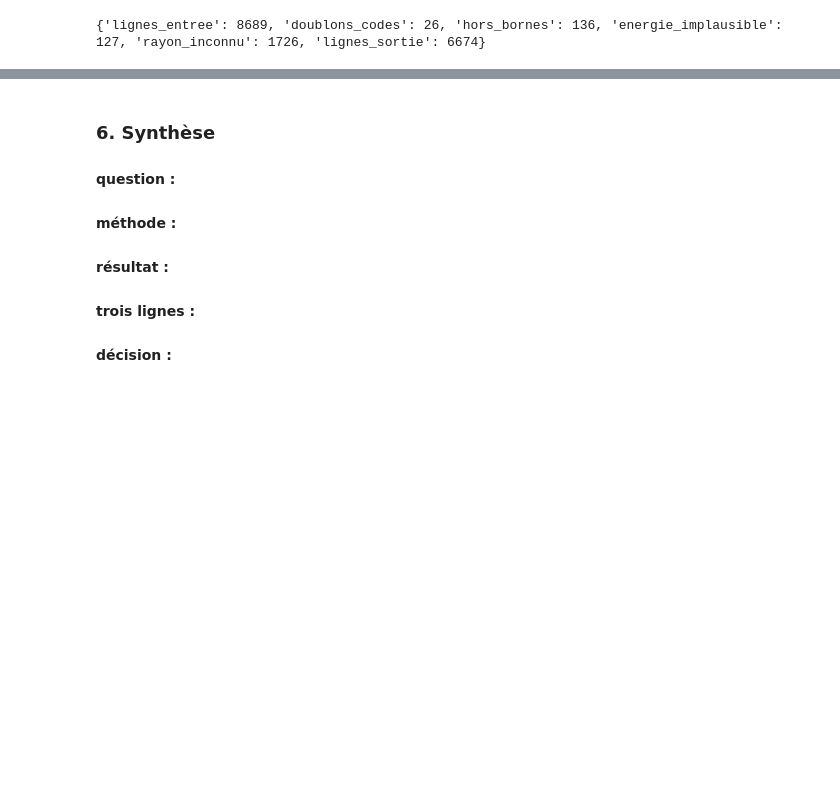
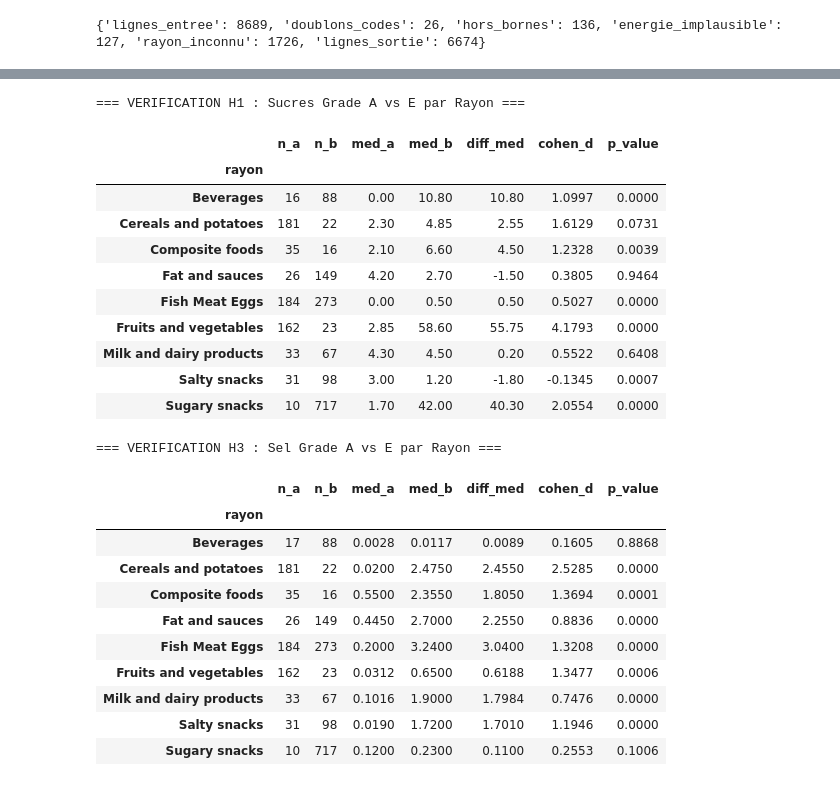
Before and after one commit to experimentall/M2I_Nutriscope, a Jupyter notebook: notebooks/eda_reference.ipynb, the cells around one changed output, grey strips where cells are left out. Drawn from its saved outputs; the diff is of its cells as text; code cells hidden in the pictures; blank space fills up the shorter version.

```diff
--- a/notebooks/eda_reference.ipynb
+++ b/notebooks/eda_reference.ipynb
@@ -294,12 +537,47 @@ Statistique : V de Cramér = 0.3427
-# %% [markdown]
-### 6. Synthèse
-
-#### question :
-
-#### méthode :
-
-#### résultat :
-
-#### trois lignes :
-
-#### décision :
+# %%
+print("=== VERIFICATION H1 : Sucres Grade A vs E par Rayon ===")
+lignes_h1 = []
+for rayon, g in df.groupby(RAYON, observed=True):
+    a = g.loc[g["nutriscore_grade"] == "a", "sugars_100g"]
+    b = g.loc[g["nutriscore_grade"] == "e", "sugars_100g"]
+    if len(a.dropna()) >= 5 and len(b.dropna()) >= 5:
+        res = comparer_deux_groupes(a, b)
+        res["rayon"] = rayon
+        lignes_h1.append(res)
+display(pd.DataFrame(lignes_h1).set_index("rayon").round(4))
+
+print("\n=== VERIFICATION H3 : Sel Grade A vs E par Rayon ===")
+lignes_h3 = []
+for rayon, g in df.groupby(RAYON, observed=True):
+    a = g.loc[g["nutriscore_grade"] == "a", "salt_100g"]
+    b = g.loc[g["nutriscore_grade"] == "e", "salt_100g"]
+    if len(a.dropna()) >= 5 and len(b.dropna()) >= 5:
+        res = comparer_deux_groupes(a, b)
+        res["rayon"] = rayon
+        lignes_h3.append(res)
+display(pd.DataFrame(lignes_h3).set_index("rayon").round(4))
+# %% [output]
+=== VERIFICATION H1 : Sucres Grade A vs E par Rayon ===
+|  | n_a | n_b | med_a | med_b | diff_med | cohen_d | p_value |
+| rayon |  |  |  |  |  |  |  |
+| Beverages | 16 | 88 | 0.00 | 10.80 | 10.80 | 1.0997 | 0.0000 |
+| Cereals and potatoes | 181 | 22 | 2.30 | 4.85 | 2.55 | 1.6129 | 0.0731 |
+| Composite foods | 35 | 16 | 2.10 | 6.60 | 4.50 | 1.2328 | 0.0039 |
+| Fat and sauces | 26 | 149 | 4.20 | 2.70 | -1.50 | 0.3805 | 0.9464 |
+| Fish Meat Eggs | 184 | 273 | 0.00 | 0.50 | 0.50 | 0.5027 | 0.0000 |
+| Fruits and vegetables | 162 | 23 | 2.85 | 58.60 | 55.75 | 4.1793 | 0.0000 |
+| Milk and dairy products | 33 | 67 | 4.30 | 4.50 | 0.20 | 0.5522 | 0.6408 |
+| Salty snacks | 31 | 98 | 3.00 | 1.20 | -1.80 | -0.1345 | 0.0007 |
+| Sugary snacks | 10 | 717 | 1.70 | 42.00 | 40.30 | 2.0554 | 0.0000 |
+=== VERIFICATION H3 : Sel Grade A vs E par Rayon ===
+|  | n_a | n_b | med_a | med_b | diff_med | cohen_d | p_value |
+| rayon |  |  |  |  |  |  |  |
+| Beverages | 17 | 88 | 0.0028 | 0.0117 | 0.0089 | 0.1605 | 0.8868 |
+| Cereals and potatoes | 181 | 22 | 0.0200 | 2.4750 | 2.4550 | 2.5285 | 0.0000 |
+| Composite foods | 35 | 16 | 0.5500 | 2.3550 | 1.8050 | 1.3694 | 0.0001 |
+| Fat and sauces | 26 | 149 | 0.4450 | 2.7000 | 2.2550 | 0.8836 | 0.0000 |
+| Fish Meat Eggs | 184 | 273 | 0.2000 | 3.2400 | 3.0400 | 1.3208 | 0.0000 |
+| Fruits and vegetables | 162 | 23 | 0.0312 | 0.6500 | 0.6188 | 1.3477 | 0.0006 |
+| Milk and dairy products | 33 | 67 | 0.1016 | 1.9000 | 1.7984 | 0.7476 | 0.0000 |
+| Salty snacks | 31 | 98 | 0.0190 | 1.7200 | 1.7010 | 1.1946 | 0.0000 |
+| Sugary snacks | 10 | 717 | 0.1200 | 0.2300 | 0.1100 | 0.2553 | 0.1006 |
```
Also changed, not shown: parts of 10 cells of this notebook, 24 other files.
